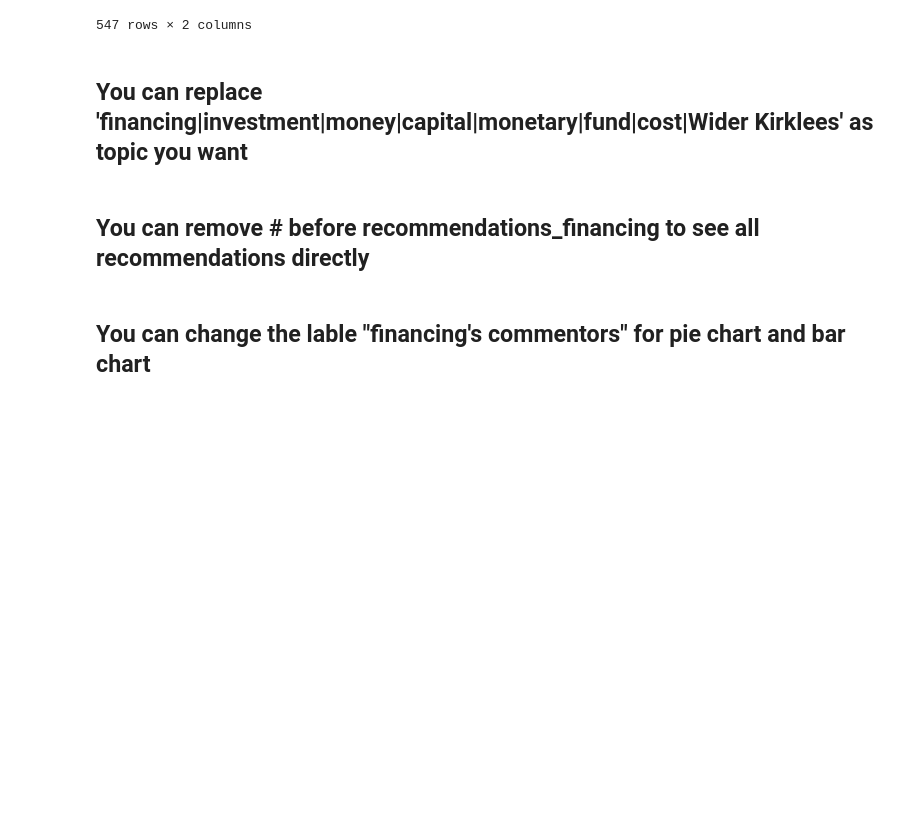
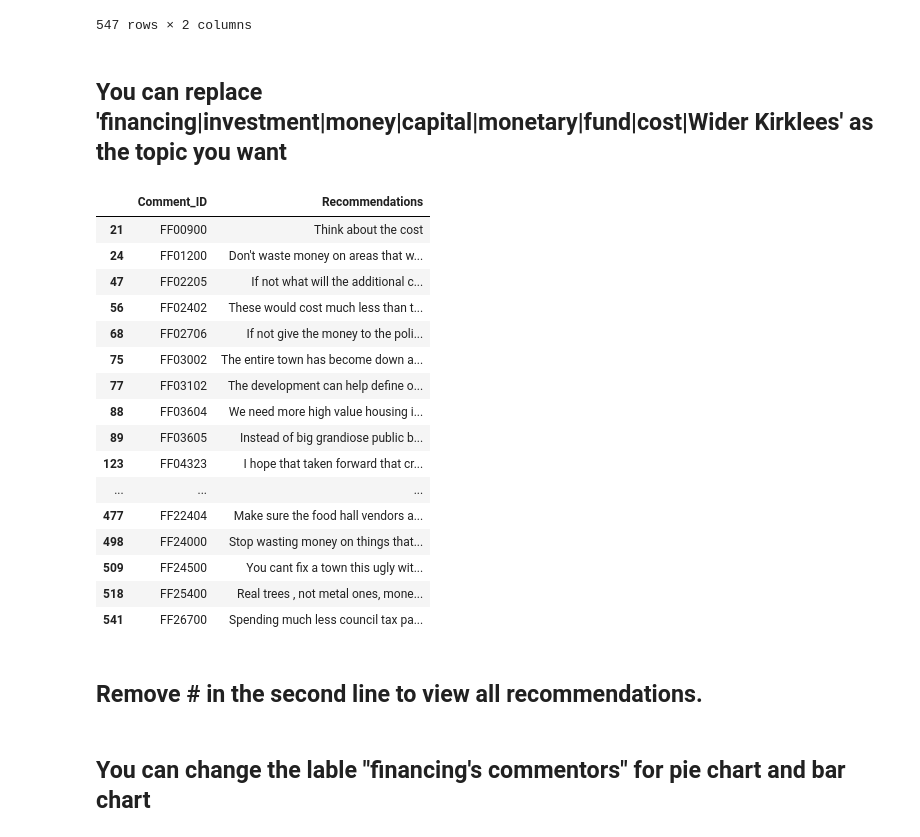
Before and after one commit to judytruchuynh/ConterContext, a Jupyter notebook: text_analysis.ipynb, the cells around one changed output. Saved outputs shown, nothing was run; the diff lists cells and outputs as text; code cells hidden in the pictures; blank space fills up the shorter version.

```diff
--- a/text_analysis.ipynb
+++ b/text_analysis.ipynb
@@ -166,12 +176,30 @@ new_df
 | 546 | FF27200 | Scrapping the entire joke of a plan. |
 547 rows × 2 columns
 # %% [markdown]
-## You can replace 'financing|investment|money|capital|monetary|fund|cost|Wider Kirklees' as topic you want
+## You can replace 'financing|investment|money|capital|monetary|fund|cost|Wider Kirklees' as the topic you want
 # %%
 new_df_financing = new_df[new_df['Recommendations'].str.contains('financing|investment|money|capital|monetary|fund|cost|Wider Kirklees', case=False)]
-#new_df_financing
+new_df_financing
+# %% [output]
+|  | Comment_ID | Recommendations |
+| 21 | FF00900 | Think about the cost |
+| 24 | FF01200 | Don't waste money on areas that w... |
+| 47 | FF02205 | If not what will the additional c... |
+| 56 | FF02402 | These would cost much less than t... |
+| 68 | FF02706 | If not give the money to the poli... |
+| 75 | FF03002 | The entire town has become down a... |
+| 77 | FF03102 | The development can help define o... |
+| 88 | FF03604 | We need more high value housing i... |
+| 89 | FF03605 | Instead of big grandiose public b... |
+| 123 | FF04323 | I hope that taken forward that cr... |
+| ... | ... | ... |
+| 477 | FF22404 | Make sure the food hall vendors a... |
+| 498 | FF24000 | Stop wasting money on things that... |
+| 509 | FF24500 | You cant fix a town this ugly wit... |
+| 518 | FF25400 | Real trees , not metal ones, mone... |
+| 541 | FF26700 | Spending much less council tax pa... |
 # %% [markdown]
-## You can remove # before recommendations_financing to see all recommendations directly
+## Remove # in the second line to view all recommendations.
 # %%
 recommendations_financing = new_df_financing["Recommendations"].tolist()
 #recommendations_financing
```
Also changed, not shown: parts of 45 cells of this notebook, 2 other files.
